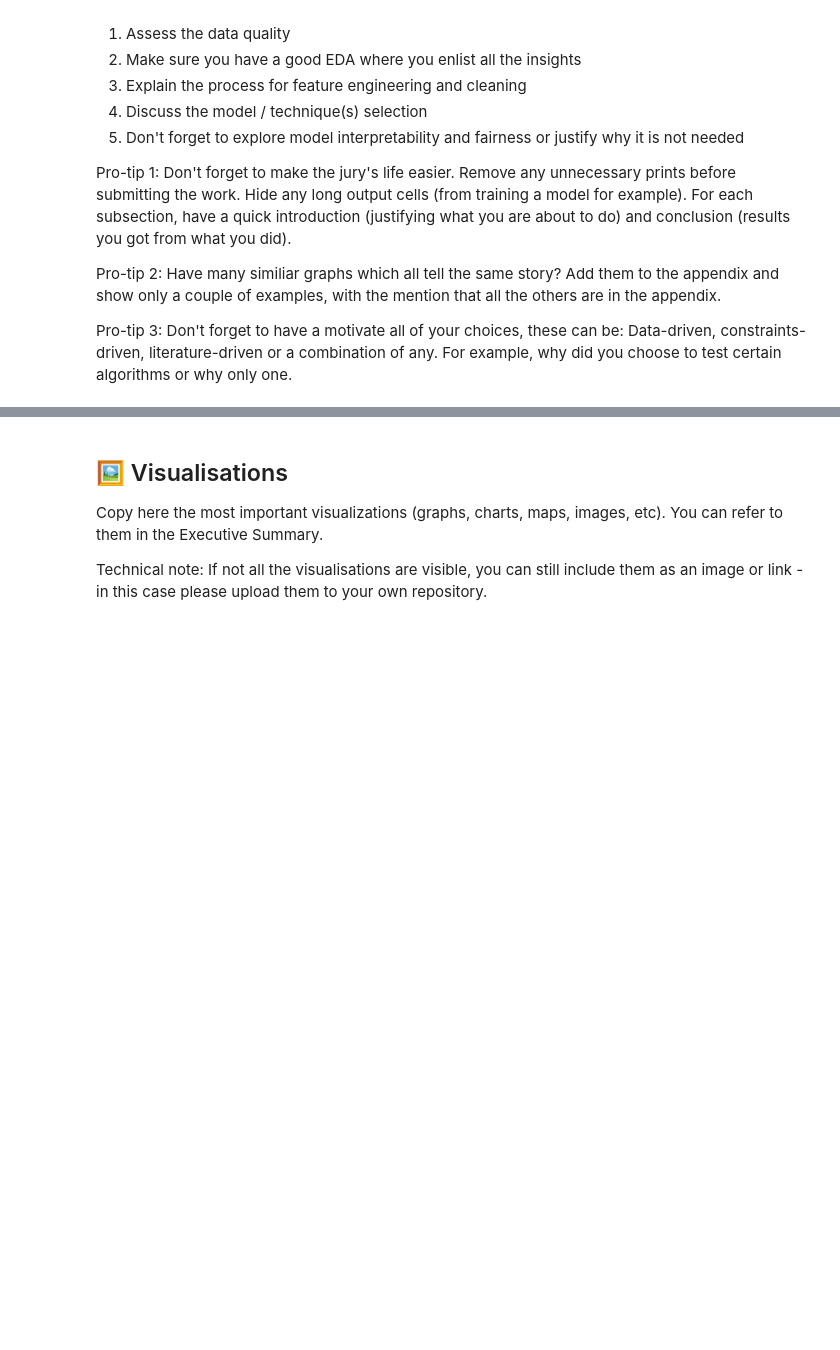
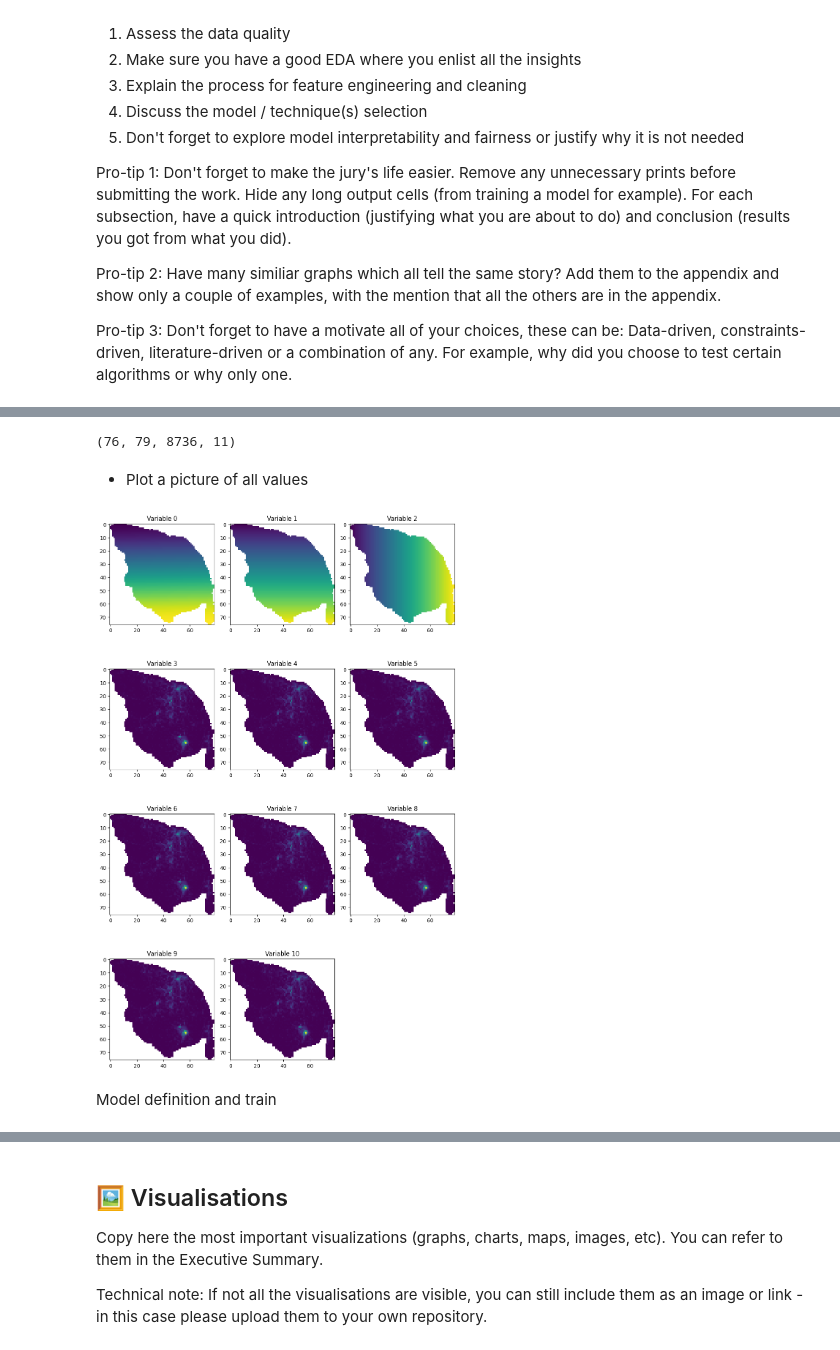
Before and after one commit to duarteoliper/WDL_2023, a Jupyter notebook: Submission.ipynb, the cells around one changed output, grey strips where cells are left out. Saved outputs shown, nothing was run; the diff lists cells and outputs as text; code cells hidden in the pictures; blank space fills up the shorter version.

```diff
--- a/Submission.ipynb
+++ b/Submission.ipynb
@@ -90,0 +290,7 @@ We developed a proof-of-concept for the metro station dataset, which involves tr
+# %%
+grid_path = os.path.join(os.path.dirname(os.getcwd()), "data", "interim", "grid_data.npy")
+# %%
+# Save data the data array:
+# Currently takes 4.6GB
+with open(grid_path, 'wb') as f:
+    np.save(f, data)
@@ -90,0 +299,6 @@ We developed a proof-of-concept for the metro station dataset, which involves tr
+# %%
+grid_path = os.path.join(os.path.dirname(os.getcwd()), "data", "interim", "grid_data.npy")
+
+# Loading it ...
+with open(grid_path, 'rb') as f:
+    data = np.load(f)
@@ -90,0 +322,38 @@ We developed a proof-of-concept for the metro station dataset, which involves tr
+# %%
+grid_path = os.path.join(os.path.dirname(os.getcwd()), "data", "interim", "grid_data.npy")
+
+# Loading it ...
+with open(grid_path, 'rb') as f:
+    data = np.load(f)
+
+data.shape
+# %% [output]
+(76, 79, 8736, 11)
+# %% [markdown]
+* Plot a picture of all values
+# %%
+def plot_picture(grid_data, timestamp_index):
+    num_vars = grid_data.shape[-1]
+    num_rows = int((num_vars + 2) / 3)
+    fig, axes = plt.subplots(nrows=num_rows, ncols=3, figsize=(10, 4*num_rows))
+    var_list = range(num_vars)
+    for var, ax in zip(var_list, axes.flatten()):
+        if var < num_vars:
+            ax.imshow(grid_data[:,:,timestamp_index,var], interpolation='nearest')
+            ax.set_title(f'Variable {var}')
+        else:
+            ax.axis('off')
+    if num_vars % 3 != 0:
+        fig.delaxes(axes.flatten()[-1])
+    plt.tight_layout()
+    plt.show()
+    return fig
+
+show_plot = True
+
+if show_plot:
+    fig = plot_picture(grid_data = data, timestamp_index = 1000)
+# %% [output]
+[figure, added]
+# %% [markdown]
+Model definition and train
```
Also changed, not shown: parts of 90 cells of this notebook.
